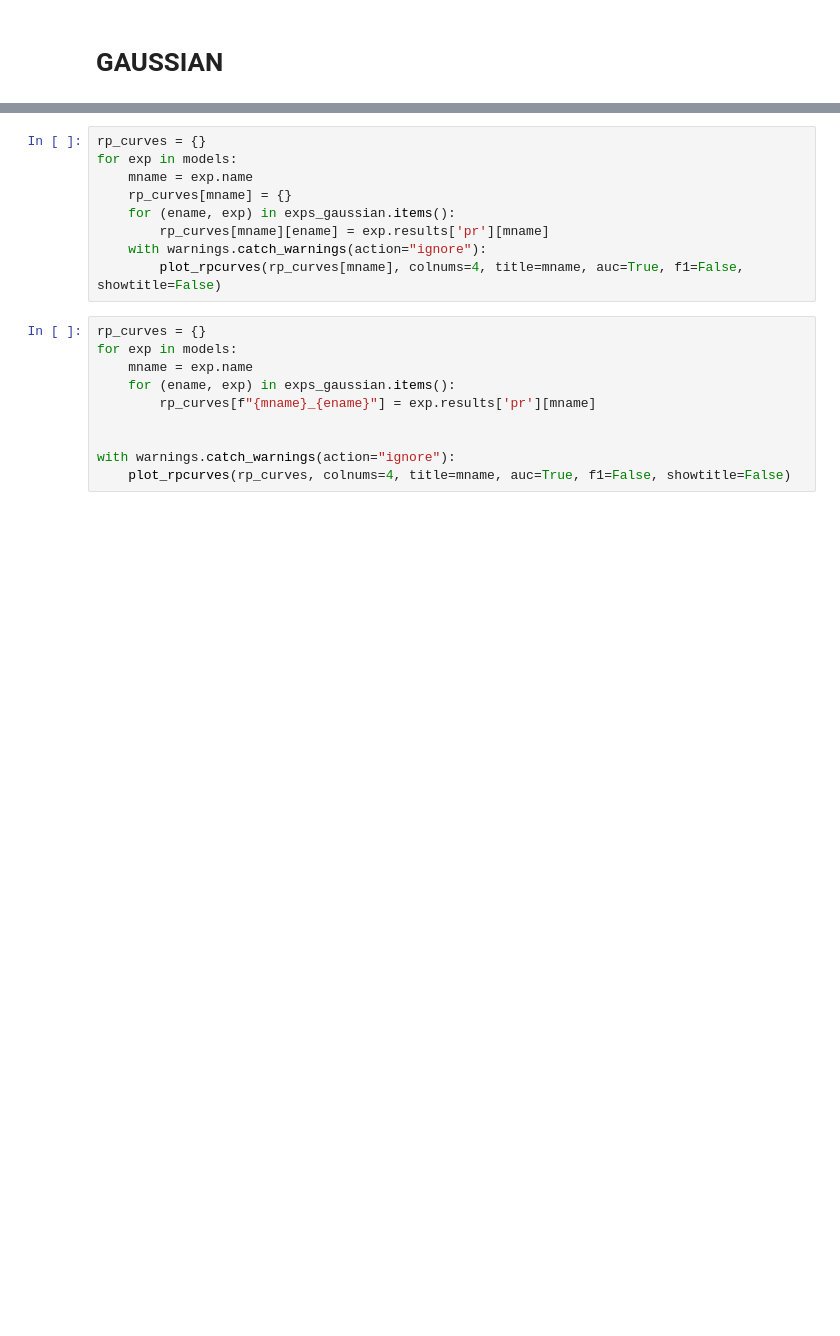
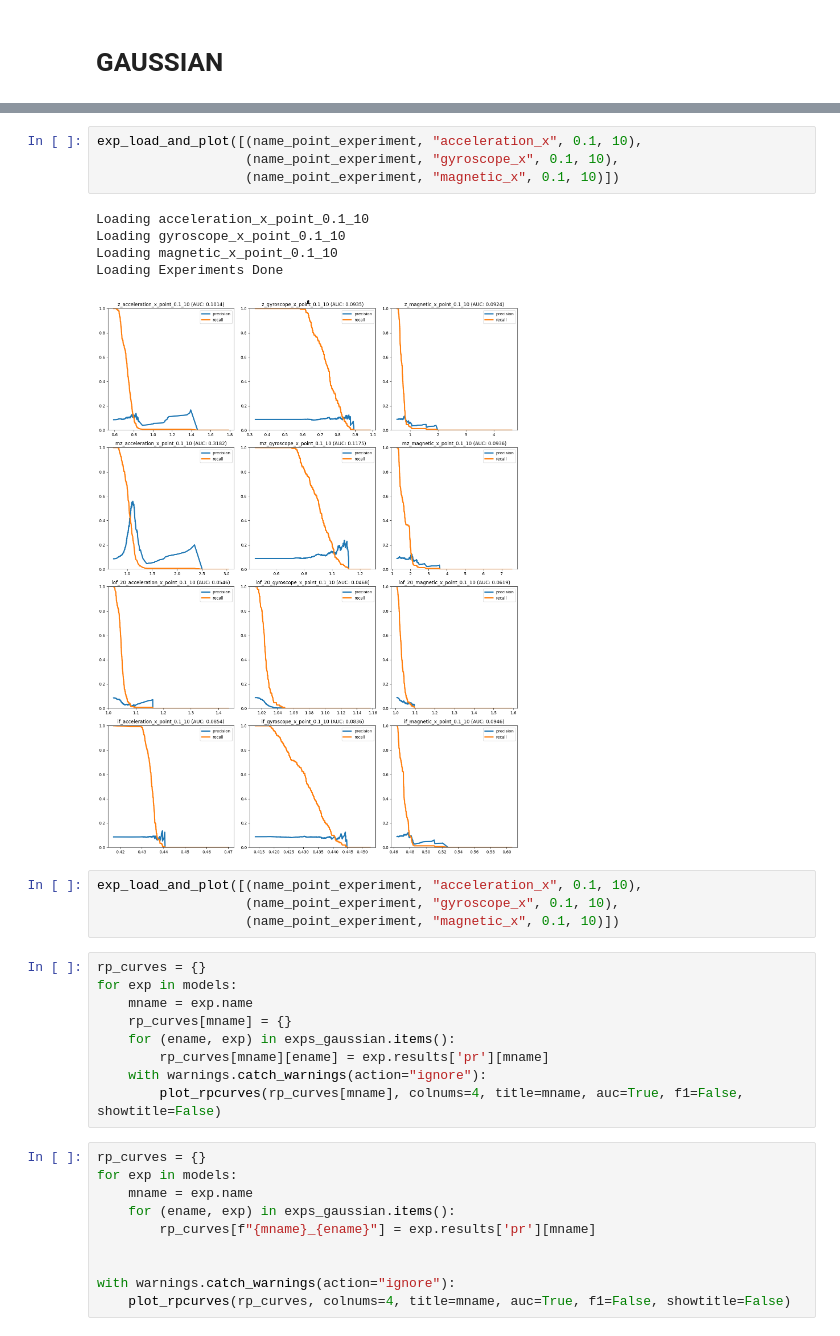
Before and after one commit to luukverkleij/PredictiveMaintenance, a Jupyter notebook: edmo-project/Processing/src/experiments.ipynb, the cells around one changed output, grey strips where cells are left out. Drawn from its saved outputs; the diff is of its cells as text; blank space fills up the shorter version.

```diff
--- a/edmo-project/Processing/src/experiments.ipynb
+++ b/edmo-project/Processing/src/experiments.ipynb
@@ -117,3 +154,17 @@ Loading Experiments Done
+# %%
+exp_load_and_plot([(name_point_experiment, "acceleration_x", 0.1, 10),
+                   (name_point_experiment, "gyroscope_x", 0.1, 10),
+                   (name_point_experiment, "magnetic_x", 0.1, 10)])
+# %% [output]
+Loading acceleration_x_point_0.1_10
+Loading gyroscope_x_point_0.1_10
+Loading magnetic_x_point_0.1_10
+Loading Experiments Done
+[figure, added]
+# %%
+exp_load_and_plot([(name_point_experiment, "acceleration_x", 0.1, 10),
+                   (name_point_experiment, "gyroscope_x", 0.1, 10),
+                   (name_point_experiment, "magnetic_x", 0.1, 10)])
 # %%
 rp_curves = {}
 for exp in models:
```
Also changed, not shown: parts of 17 cells of this notebook, 1 other file.
